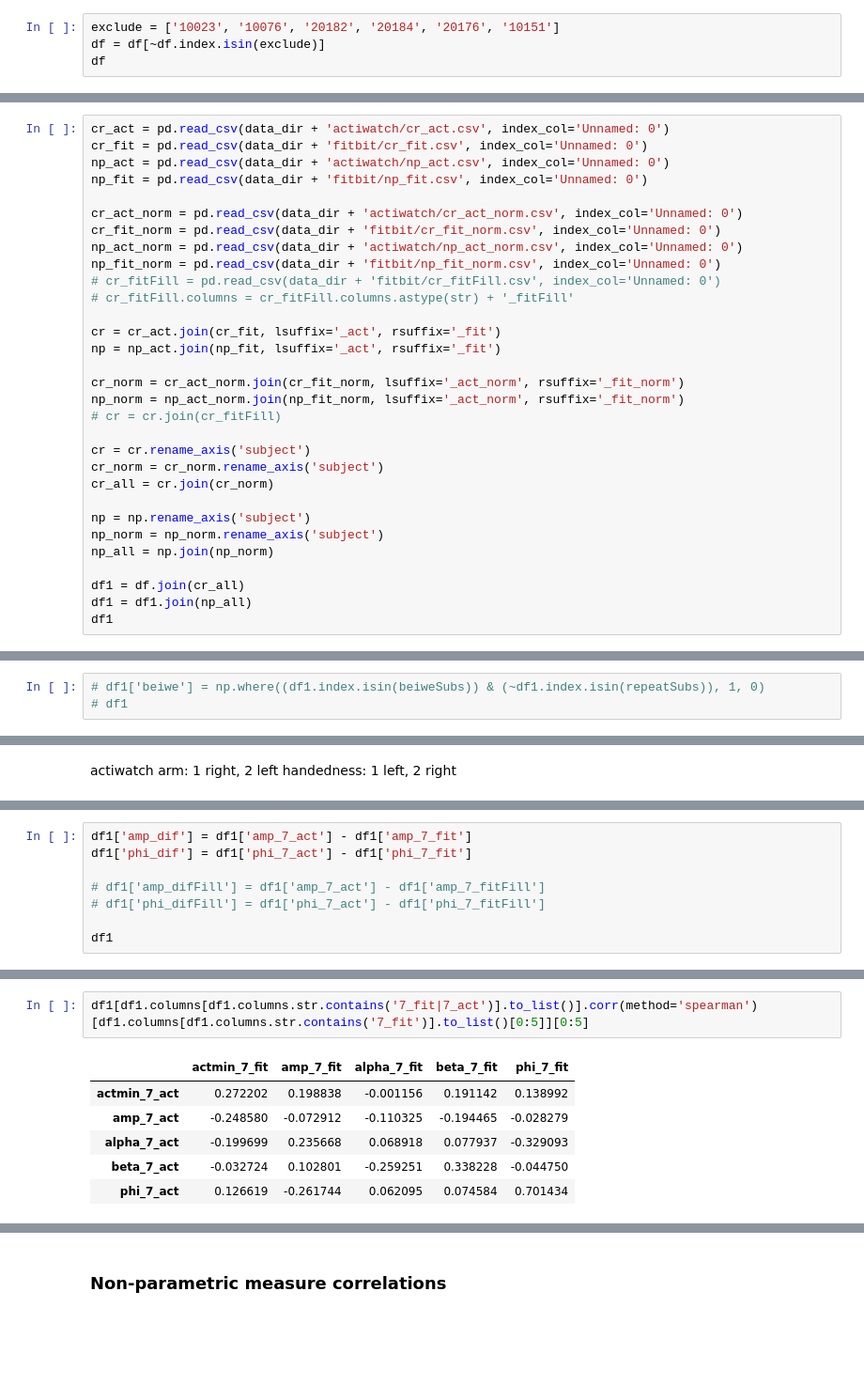
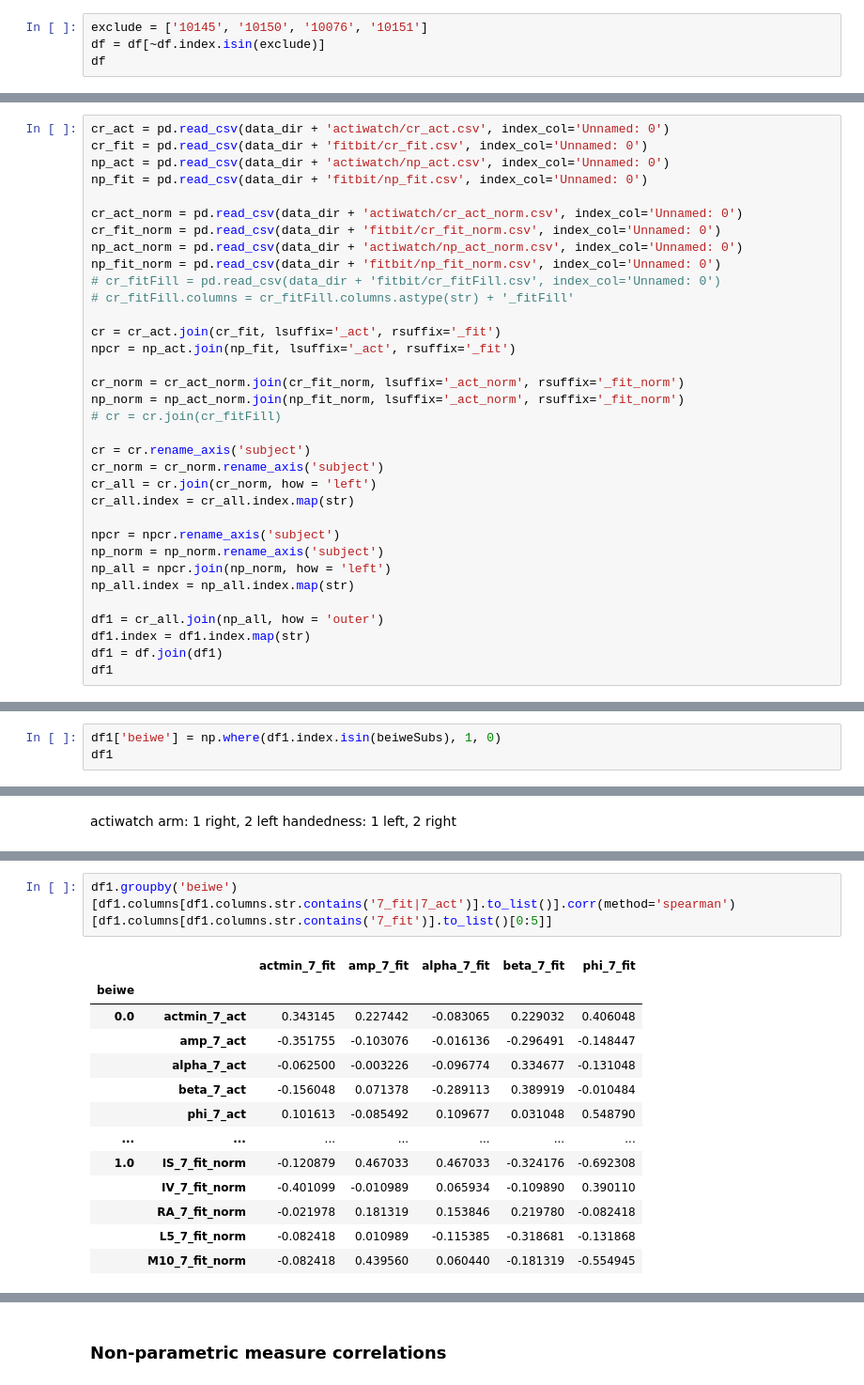
Before and after one commit to UTCogNeuroLab/wearables, a Jupyter notebook: notebooks/Validation Analysis Main.ipynb, the cells around one changed output, grey strips where cells are left out. Shown at 94% size. Cells and saved outputs as stored; diff of their text form; blank space fills up the shorter version.

```diff
--- a/notebooks/Validation Analysis Main.ipynb
+++ b/notebooks/Validation Analysis Main.ipynb
@@ -846,7 +670,7 @@ df = df.drop(['Actiwatch 2.0', 'Fitbit Charge 2 HR', 'Fitbit Inspire HR', 'Fitbi
 # %%
 df.to_csv(data_dir + 'df_main.csv')
 # %%
-exclude = ['10023', '10076', '20182', '20184', '20176', '10151']
+exclude = ['10145', '10150', '10076', '10151']
 df = df[~df.index.isin(exclude)]
 df
 # %% [output]
@@ -882,7 +706,7 @@ np_fit_norm = pd.read_csv(data_dir + 'fitbit/np_fit_norm.csv', index_col='Unname
 # cr_fitFill.columns = cr_fitFill.columns.astype(str) + '_fitFill'
 
 cr = cr_act.join(cr_fit, lsuffix='_act', rsuffix='_fit')
-np = np_act.join(np_fit, lsuffix='_act', rsuffix='_fit')
+npcr = np_act.join(np_fit, lsuffix='_act', rsuffix='_fit')
 
 cr_norm = cr_act_norm.join(cr_fit_norm, lsuffix='_act_norm', rsuffix='_fit_norm')
 np_norm = np_act_norm.join(np_fit_norm, lsuffix='_act_norm', rsuffix='_fit_norm')
@@ -890,14 +714,17 @@ np_norm = np_act_norm.join(np_fit_norm, lsuffix='_act_norm', rsuffix='_fit_norm'
 
 cr = cr.rename_axis('subject')
 cr_norm = cr_norm.rename_axis('subject')
-cr_all = cr.join(cr_norm)
+cr_all = cr.join(cr_norm, how = 'left')
+cr_all.index = cr_all.index.map(str)
 
-np = np.rename_axis('subject')
+npcr = npcr.rename_axis('subject')
 np_norm = np_norm.rename_axis('subject')
-np_all = np.join(np_norm)
+np_all = npcr.join(np_norm, how = 'left')
+np_all.index = np_all.index.map(str)
 
-df1 = df.join(cr_all)
-df1 = df1.join(np_all)
+df1 = cr_all.join(np_all, how = 'outer')
+df1.index = df1.index.map(str)
+df1 = df.join(df1)
 df1
 # %% [output]
 |  | age_group | handedness | gender | actiwatch_arm | fitbit_device | actmin_7_act | amp_7_act | alpha_7_act | ... |
@@ -938,6 +789,6 @@ beiweSubs = [file.split('WA_')[1][0:5] for file in beiweFiles]
 # %%
-# df1['beiwe'] = np.where((df1.index.isin(beiweSubs)) & (~df1.index.isin(repeatSubs)), 1, 0)
-# df1
+df1['beiwe'] = np.where(df1.index.isin(beiweSubs), 1, 0)
+df1
 # %% [output]
 |  | age_group | handedness | gender | actiwatch_arm | fitbit_device | actmin_7_act | amp_7_act | alpha_7_act | ... |
 | subject |  |  |  |  |  |  |  |  | ... |
@@ -968,8 +816,0 @@ ValueError: For argument "inplace" expected type bool, received type str.
-# %%
-df1['amp_dif'] = df1['amp_7_act'] - df1['amp_7_fit']
-df1['phi_dif'] = df1['phi_7_act'] - df1['phi_7_fit']
-
-# df1['amp_difFill'] = df1['amp_7_act'] - df1['amp_7_fitFill']
-# df1['phi_difFill'] = df1['phi_7_act'] - df1['phi_7_fitFill']
-
-df1
@@ -1050,9 +936,16 @@ df1[['age_group', 'amp_7_fit']]
 # %%
-df1[df1.columns[df1.columns.str.contains('7_fit|7_act')].to_list()].corr(method='spearman')[df1.columns[df1.columns.str.contains('7_fit')].to_list()[0:5]][0:5]
+df1.groupby('beiwe')[df1.columns[df1.columns.str.contains('7_fit|7_act')].to_list()].corr(method='spearman')[df1.columns[df1.columns.str.contains('7_fit')].to_list()[0:5]]
 # %% [output]
-|  | actmin_7_fit | amp_7_fit | alpha_7_fit | beta_7_fit | phi_7_fit |
-| actmin_7_act | 0.272202 | 0.198838 | -0.001156 | 0.191142 | 0.138992 |
-| amp_7_act | -0.248580 | -0.072912 | -0.110325 | -0.194465 | -0.028279 |
-| alpha_7_act | -0.199699 | 0.235668 | 0.068918 | 0.077937 | -0.329093 |
-| beta_7_act | -0.032724 | 0.102801 | -0.259251 | 0.338228 | -0.044750 |
-| phi_7_act | 0.126619 | -0.261744 | 0.062095 | 0.074584 | 0.701434 |
+|  |  | actmin_7_fit | amp_7_fit | alpha_7_fit | beta_7_fit | phi_7_fit |
+| beiwe |  |  |  |  |  |  |
+| 0.0 | actmin_7_act | 0.343145 | 0.227442 | -0.083065 | 0.229032 | 0.406048 |
+|  | amp_7_act | -0.351755 | -0.103076 | -0.016136 | -0.296491 | -0.148447 |
+|  | alpha_7_act | -0.062500 | -0.003226 | -0.096774 | 0.334677 | -0.131048 |
+|  | beta_7_act | -0.156048 | 0.071378 | -0.289113 | 0.389919 | -0.010484 |
+|  | phi_7_act | 0.101613 | -0.085492 | 0.109677 | 0.031048 | 0.548790 |
+| ... | ... | ... | ... | ... | ... | ... |
+| 1.0 | IS_7_fit_norm | -0.120879 | 0.467033 | 0.467033 | -0.324176 | -0.692308 |
+|  | IV_7_fit_norm | -0.401099 | -0.010989 | 0.065934 | -0.109890 | 0.390110 |
+|  | RA_7_fit_norm | -0.021978 | 0.181319 | 0.153846 | 0.219780 | -0.082418 |
+|  | L5_7_fit_norm | -0.082418 | 0.010989 | -0.115385 | -0.318681 | -0.131868 |
+|  | M10_7_fit_norm | -0.082418 | 0.439560 | 0.060440 | -0.181319 | -0.554945 |
```
Also changed, not shown: parts of 173 cells of this notebook, 2 other files.
